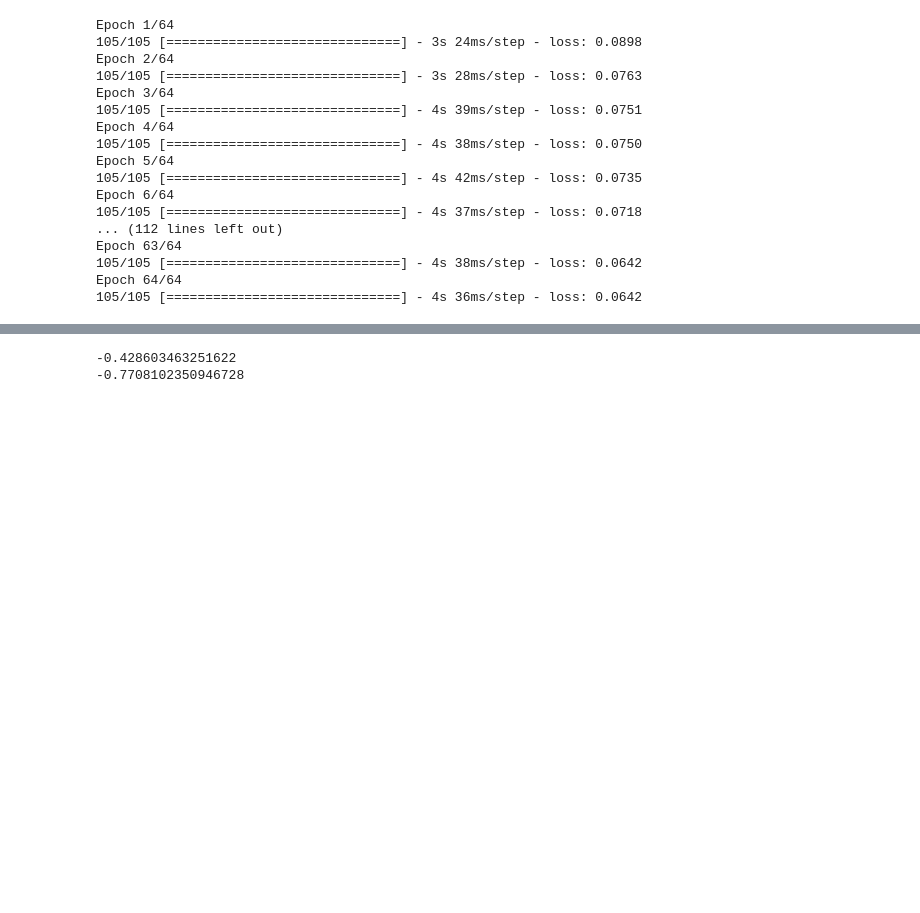
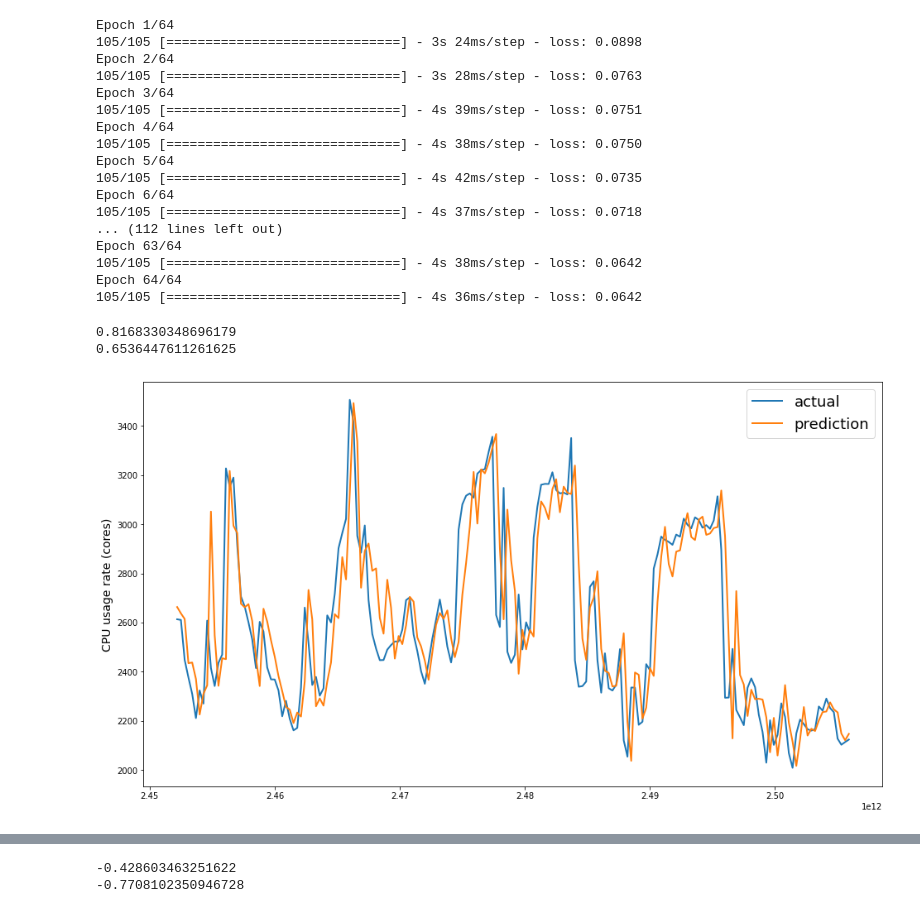
Before and after one commit to austinnottexas/ConvolutionalCloudWorkloadAnalysis, a Jupyter notebook: google_analysis.ipynb, the cells around one changed output, grey strips where cells are left out. Drawn from its saved outputs; the diff is of its cells as text; code cells hidden in the pictures; blank space fills up the shorter version.

```diff
--- a/google_analysis.ipynb
+++ b/google_analysis.ipynb
@@ -154,7 +154,7 @@ def normalise_zero_base(df):
         respect to first entry.
     """
     return df / df.iloc[0] - 1
-def extract_window_data(df, window=20, zero_base=True):
+def extract_window_data(df, window=8, zero_base=True):
     """ Convert dataframe to overlapping sequences/windows of
         length `window`.
     """
@@ -165,7 +165,7 @@ def extract_window_data(df, window=20, zero_base=True):
             tmp = normalise_zero_base(tmp)
         window_data.append(tmp.values)
     return np.array(window_data)
-def prepare_data(df, window=20, zero_base=True, test_size=0.2):
+def prepare_data(df, window=8, zero_base=True, test_size=0.2):
     """ Prepare data for LSTM. """
     # train test split
     train_data, test_data = train_test_split(df, test_size)
@@ -192,18 +195,18 @@ modelC.save('Convwin20')
 # %%
-def build_lstm_model(input_data, output_size, neurons=64,
+def build_lstm_model(input_data, output_size, loss, neurons=64,
                      activ_func='tanh', dropout=0.2,
-                     loss, optimizer='adam'):
+                     optimizer='adam'):
     model = Sequential()
     model.add(LSTM(neurons, return_sequences=True, input_shape=(
               input_data.shape[1], input_data.shape[2])))
+    #model.add(LSTM(128))
     model.add(LSTM(64))
-    #model.add(LSTM(64))
     model.add(Dropout(dropout))
     model.add(Dense(units=output_size))
     #model.add(Activation(activ_func))
     model.add(LeakyReLU(alpha=.1))
     model.compile(loss=loss, optimizer=optimizer)
     return model
-modelMSE = build_lstm_model(X_train, output_size=1)
+modelMSE = build_lstm_model(X_train, output_size=1, loss='mse')
 historyMSE = modelMSE.fit(X_train, y_train, epochs=300, batch_size=128)
 # %% [output]
@@ -296,4 +317,26 @@ Epoch 63/64
 105/105 [==============================] - 4s 38ms/step - loss: 0.0642
 Epoch 64/64
 105/105 [==============================] - 4s 36ms/step - loss: 0.0642
+# %%
+window=8
+target_col='mean CPU usage rate'
+targets = test[target_col][window:]
+
+
+preds = modelMSE.predict(X_train).squeeze()
+predsTest = modelMSE.predict(X_test).squeeze()
+
+print(r2_score(preds, y_train))
+print(r2_score(predsTest, y_test))
+
+# convert change predictions back to actual price
+predsTest = test['mean CPU usage rate'].values[:-window] * (predsTest + 1)
+predsTest = pd.Series(index=targets.index, data=predsTest)
+
+n = 180
+line_plot(targets[-n:], predsTest[-n:], 'actual', 'prediction')
+# %% [output]
+0.8168330348696179
+0.6536447611261625
+[figure, added]
 # %%
```
Also changed, not shown: parts of 6 cells of this notebook.
